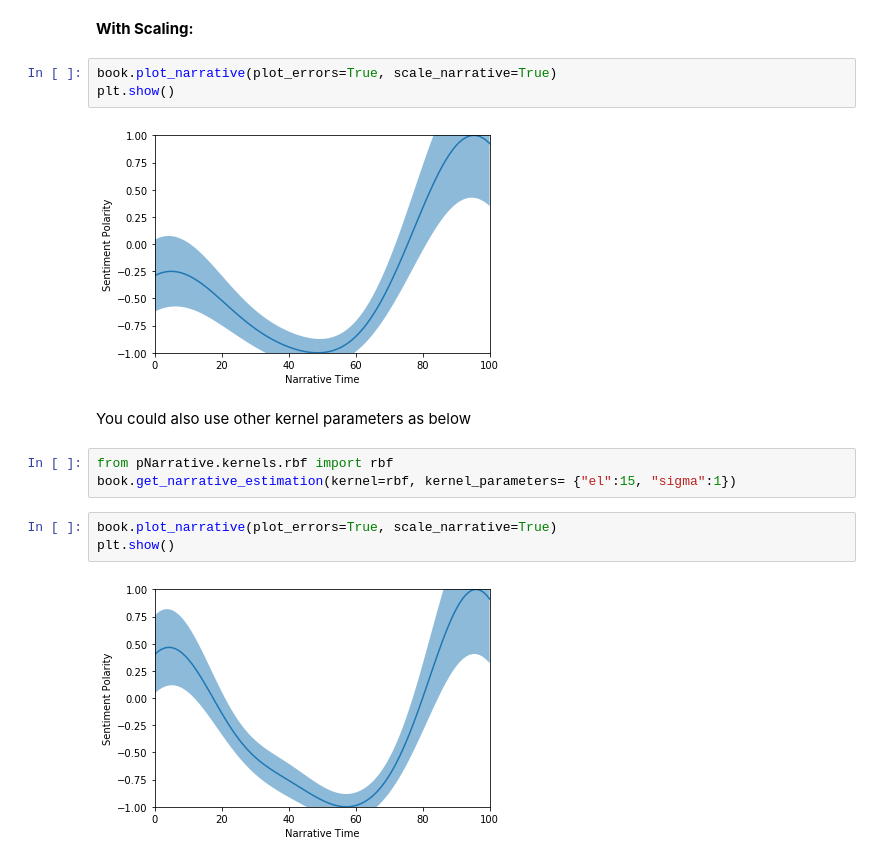
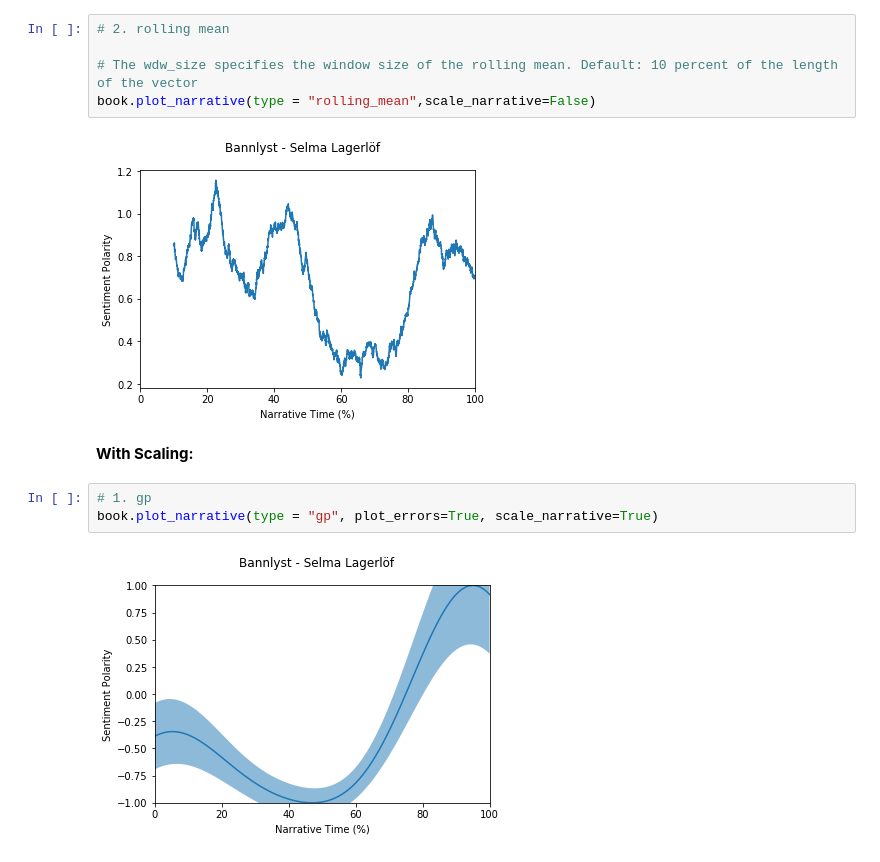
Before and after one commit to arianbarakat/pNarrative, a Jupyter notebook: README.ipynb, the cells around one changed output. Cells and saved outputs as stored; diff of their text form.

```diff
--- a/README.ipynb
+++ b/README.ipynb
@@ -68,18 +140,15 @@ plt.show()
+# %%
+# 2. rolling mean
+
+# The wdw_size specifies the window size of the rolling mean. Default: 10 percent of the length of the vector
+book.plot_narrative(type = "rolling_mean",scale_narrative=False)
+# %% [output]
+[figure, added]
 # %% [markdown]
 
 __With Scaling:__
 # %%
-book.plot_narrative(plot_errors=True, scale_narrative=True)
-plt.show()
+# 1. gp
+book.plot_narrative(type = "gp", plot_errors=True, scale_narrative=True)
 # %% [output]
-[figure, old version]
+[figure, new version]
-# %% [markdown]
-You could also use other kernel parameters as below
-# %%
-from pNarrative.kernels.rbf import rbf
-book.get_narrative_estimation(kernel=rbf, kernel_parameters= {"el":15, "sigma":1})
-# %%
-book.plot_narrative(plot_errors=True, scale_narrative=True)
-plt.show()
-# %% [output]
-[figure, removed]
```
Also changed, not shown: parts of 17 cells of this notebook, 16 other files.
